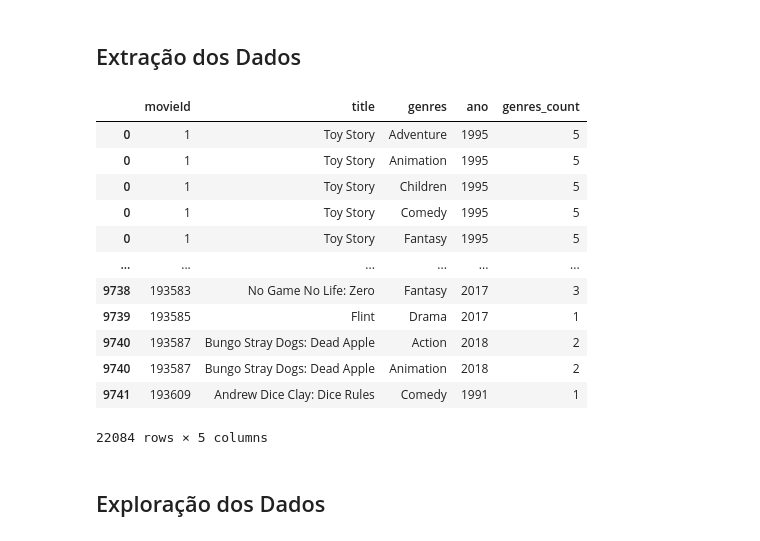
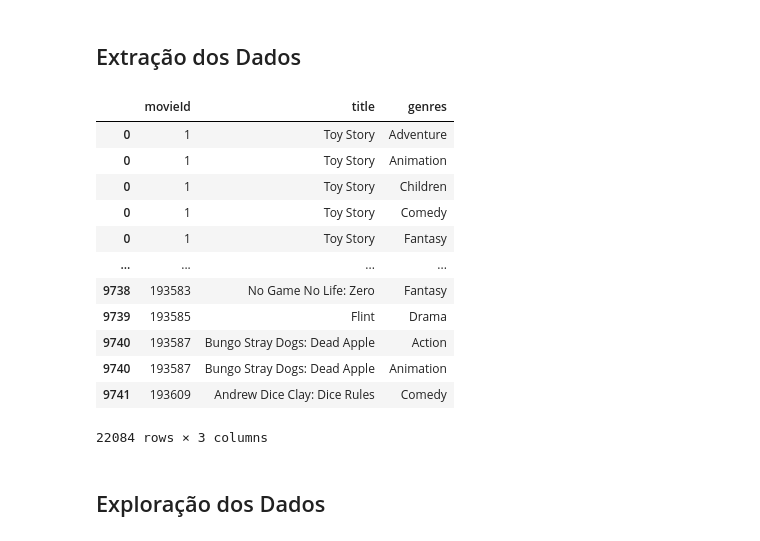
Before and after one commit to spoltiamanda/EDA_Movielens_Dataset, a Jupyter notebook: pipeline_movielens.ipynb, the cells around one changed output. Cells and saved outputs as stored; diff of their text form; code cells hidden in the pictures.

```diff
--- a/pipeline_movielens.ipynb
+++ b/pipeline_movielens.ipynb
@@ -21,13 +21,13 @@ import numpy as np
 # %% [markdown]
 ## Extração dos Dados
 # %%
-def read_data_csv(filename=str, separator=str, data_types=None):
-    df = pd.read_csv(filename, sep=separator, decimal='.', dtype=data_types)
+def read_data_csv(filename=str):
+    path_dir = 'dados/raw/movie_lens'
+    df = pd.read_csv(f'{path_dir}/{filename}', decimal='.')
     return df
 # %%
-path_dir = 'dados/movie_lens'
-df_movies = read_data_csv(f'{path_dir}/movies.csv', ',')
-df_ratings = read_data_csv(f'{path_dir}/ratings.csv', ',')
+df_movies = read_data_csv('movies.csv')
+df_ratings = read_data_csv('ratings.csv')
 # %%
 df_movies["ano"] = df_movies["title"].apply(lambda st: st[st.find("(")+1:st.find(")")])
 df_movies["title"] = df_movies["title"].str.replace(r" \(.*\)","", regex=True)
@@ -38,22 +38,23 @@ movies_ratings = pd.merge(df_ratings, id_title, how = 'left', on = 'movieId')
 # %%
 movies_genres = df_movies.copy()
 movies_genres['genres'] = movies_genres['genres'].str.split('|')
 movies_genres = movies_genres.explode('genres')
+movies_genres = movies_genres[['movieId','title', 'genres']]
 movies_genres
 # %% [output]
-|  | movieId | title | genres | ano | genres_count |
-| 0 | 1 | Toy Story | Adventure | 1995 | 5 |
-| 0 | 1 | Toy Story | Animation | 1995 | 5 |
-| 0 | 1 | Toy Story | Children | 1995 | 5 |
-| 0 | 1 | Toy Story | Comedy | 1995 | 5 |
-| 0 | 1 | Toy Story | Fantasy | 1995 | 5 |
-| ... | ... | ... | ... | ... | ... |
-| 9738 | 193583 | No Game No Life: Zero | Fantasy | 2017 | 3 |
-| 9739 | 193585 | Flint | Drama | 2017 | 1 |
-| 9740 | 193587 | Bungo Stray Dogs: Dead Apple | Action | 2018 | 2 |
-| 9740 | 193587 | Bungo Stray Dogs: Dead Apple | Animation | 2018 | 2 |
-| 9741 | 193609 | Andrew Dice Clay: Dice Rules | Comedy | 1991 | 1 |
+|  | movieId | title | genres |
+| 0 | 1 | Toy Story | Adventure |
+| 0 | 1 | Toy Story | Animation |
+| 0 | 1 | Toy Story | Children |
+| 0 | 1 | Toy Story | Comedy |
+| 0 | 1 | Toy Story | Fantasy |
+| ... | ... | ... | ... |
+| 9738 | 193583 | No Game No Life: Zero | Fantasy |
+| 9739 | 193585 | Flint | Drama |
+| 9740 | 193587 | Bungo Stray Dogs: Dead Apple | Action |
+| 9740 | 193587 | Bungo Stray Dogs: Dead Apple | Animation |
+| 9741 | 193609 | Andrew Dice Clay: Dice Rules | Comedy |
-22084 rows × 5 columns
+22084 rows × 3 columns
 # %% [markdown]
 ## Exploração dos Dados
 # %% [markdown]
```
Also changed, not shown: parts of 9 cells of this notebook.
